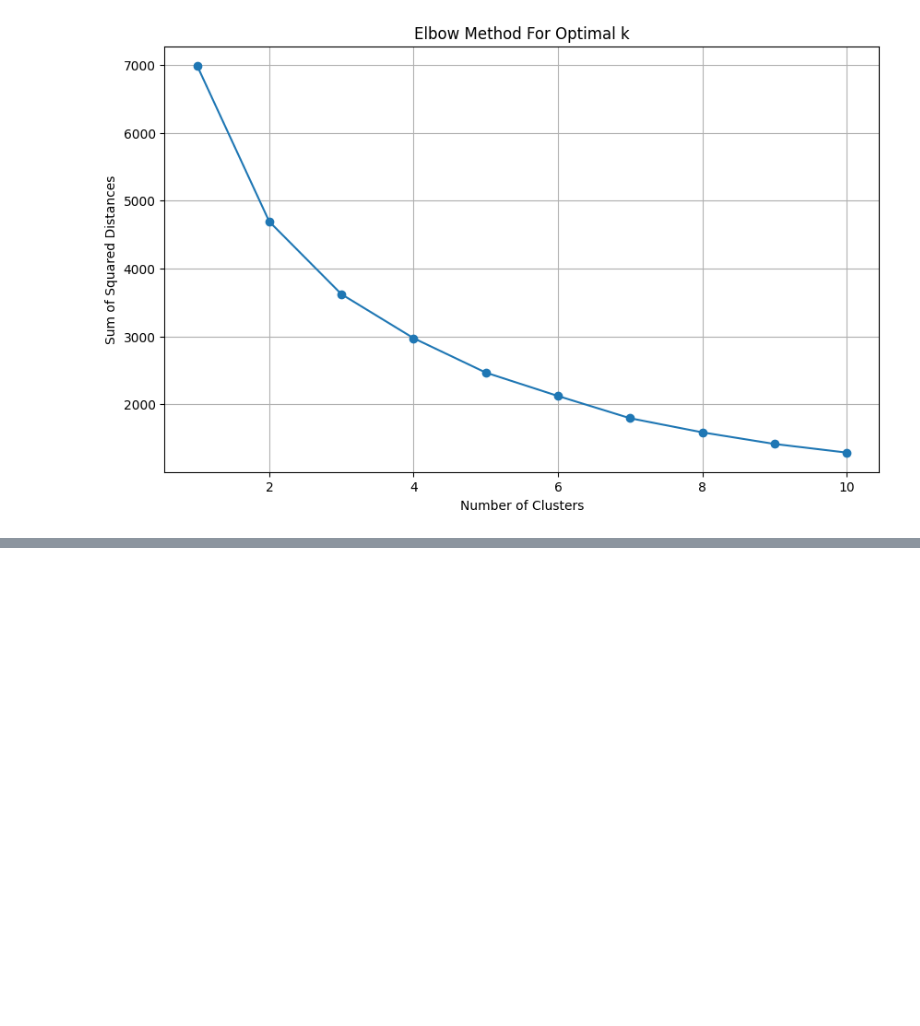
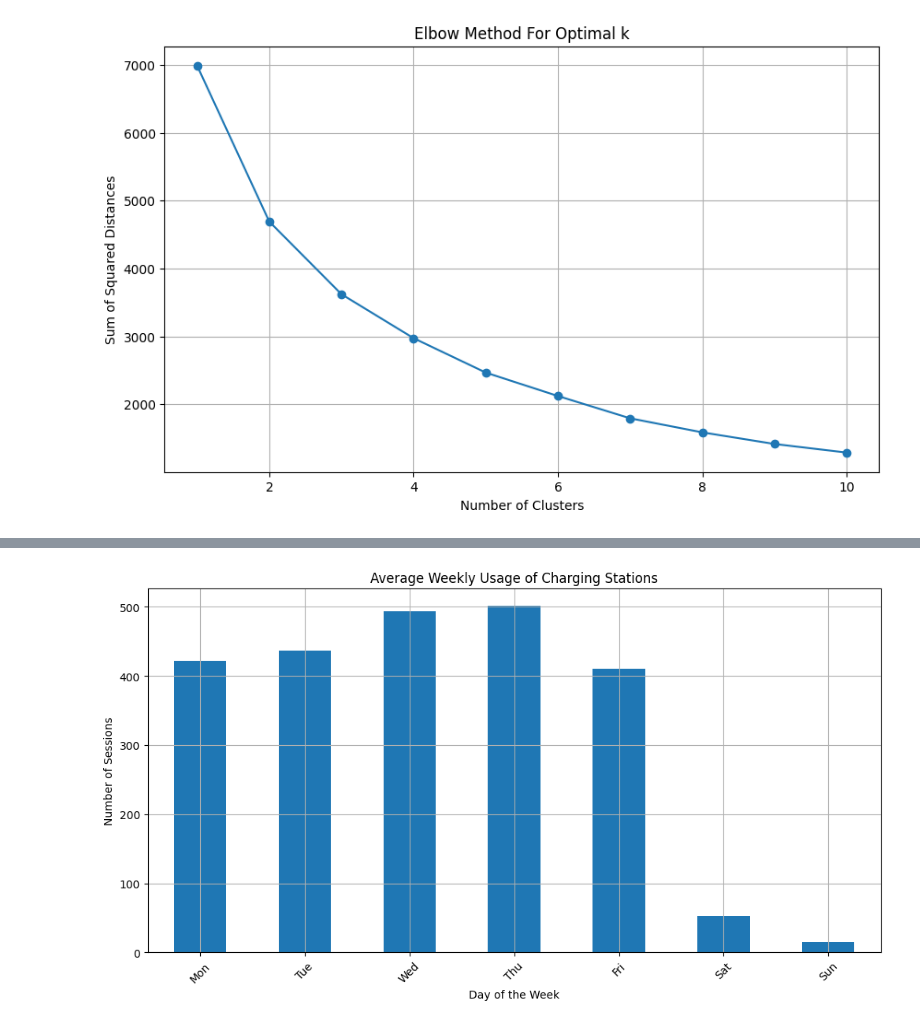
Before and after one commit to dm23aau/Project-on-EV-charging-Infrastrucure, a Jupyter notebook: Electric_Vehicle_Charging_Infrastructure.ipynb, the cells around one changed output, grey strips where cells are left out. Saved outputs shown, nothing was run; the diff lists cells and outputs as text; code cells hidden in the pictures; blank space fills up the shorter version.

```diff
--- a/Electric_Vehicle_Charging_Infrastructure.ipynb
+++ b/Electric_Vehicle_Charging_Infrastructure.ipynb
@@ -262,0 +306,20 @@ print(centers)
+# %%
+# Grouping data by the 'weekday' column and calculating the number of sessions per day
+weekly_usage = cleaned_data.groupby('weekday').size()
+
+# Since the 'weekday' might not be in order, you can manually order them if needed
+days_order = ['Mon', 'Tue', 'Wed', 'Thu', 'Fri', 'Sat', 'Sun']
+weekly_usage = weekly_usage.reindex(days_order)
+
+# Plotting the weekly usage
+plt.figure(figsize=(12, 6))
+weekly_usage.plot(kind='bar')
+plt.title('Average Weekly Usage of Charging Stations')
+plt.xlabel('Day of the Week')
+plt.ylabel('Number of Sessions')
+# Rotates the labels for better readability
+plt.xticks(rotation=45)
+plt.grid(True)
+plt.show()
+# %% [output]
+[figure, added]
```
Also changed, not shown: parts of 15 cells of this notebook.
